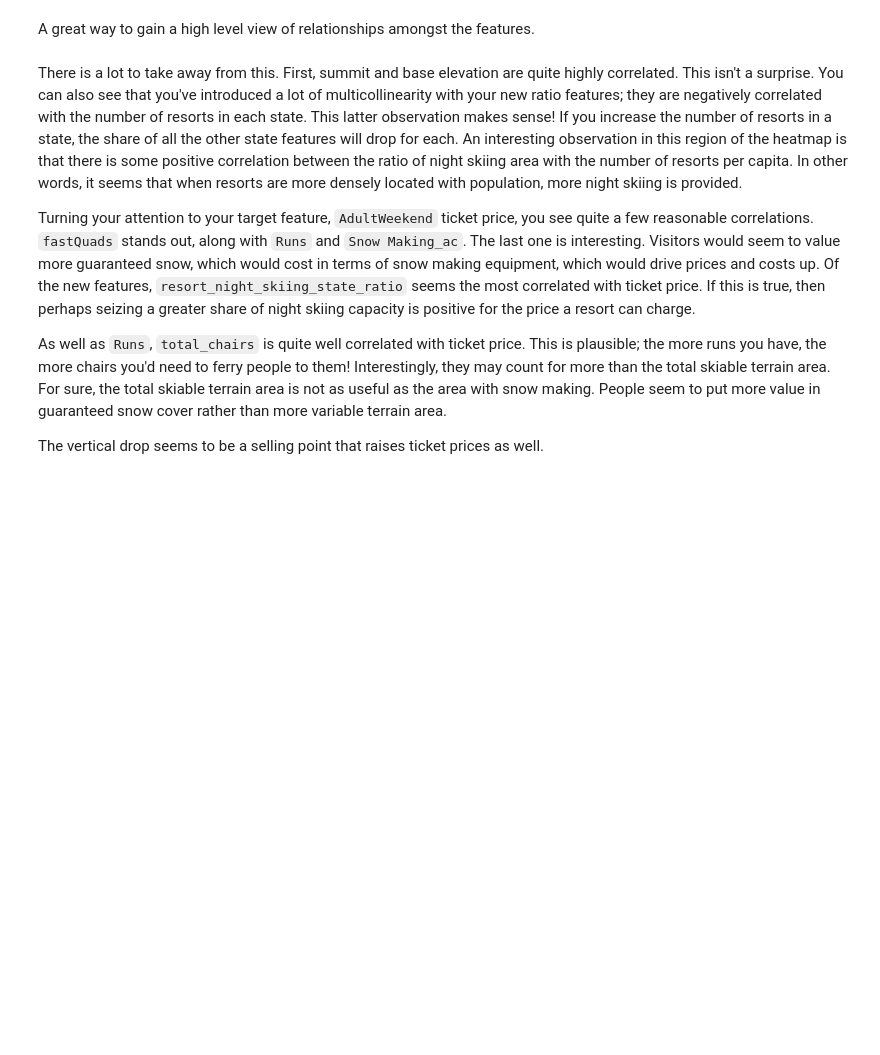
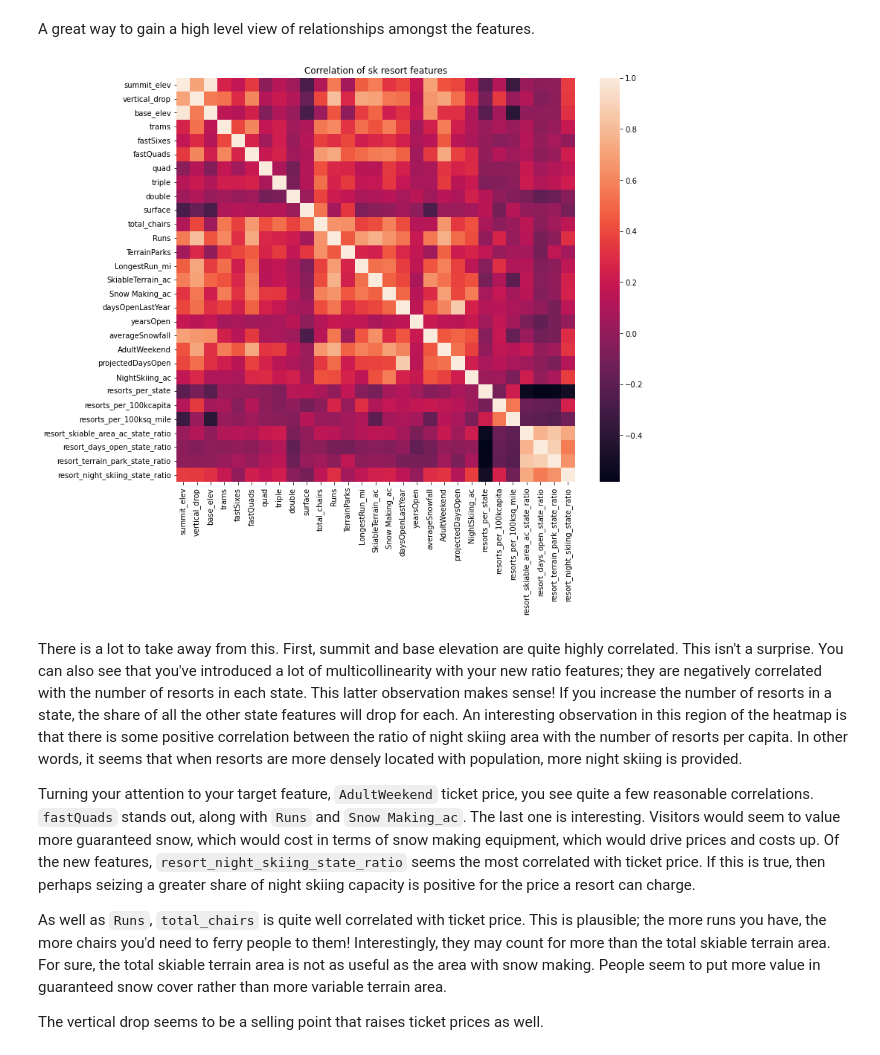
Before and after one commit to jay-laplante/DataScienceGuidedCapstone, a Jupyter notebook: Notebooks/03_exploratory_data_analysis.ipynb, the cells around one changed output. Saved outputs shown, nothing was run; the diff lists cells and outputs as text; code cells hidden in the pictures; blank space fills up the shorter version.

```diff
--- a/Notebooks/03_exploratory_data_analysis.ipynb
+++ b/Notebooks/03_exploratory_data_analysis.ipynb
@@ -625,9 +770,12 @@ A great way to gain a high level view of relationships amongst the features.
 # %%
 #Code task 12#
 #Show a seaborn heatmap of correlations in ski_data
 #Hint: call pandas' `corr()` method on `ski_data` and pass that into `sns.heatmap`
 plt.subplots(figsize=(12,10))
-sns.___(ski_data.___);
+sns.heatmap(ski_data.corr())
+plt.title('Correlation of sk resort features');
+# %% [output]
+[figure, added]
 # %% [markdown]
 There is a lot to take away from this. First, summit and base elevation are quite highly correlated. This isn't a surprise. You can also see that you've introduced a lot of multicollinearity with your new ratio features; they are negatively correlated with the number of resorts in each state. This latter observation makes sense! If you increase the number of resorts in a state, the share of all the other state features will drop for each. An interesting observation in this region of the heatmap is that there is some positive correlation between the ratio of night skiing area with the number of resorts per capita. In other words, it seems that when resorts are more densely located with population, more night skiing is provided.
 
```
Also changed, not shown: parts of 26 cells of this notebook, 1 other file.
